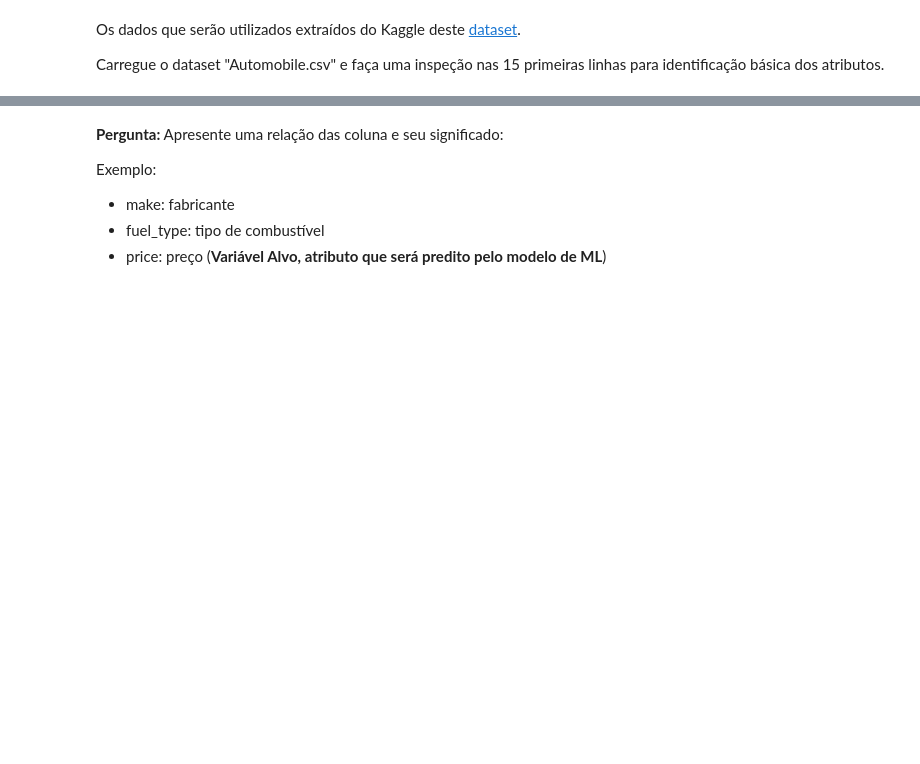
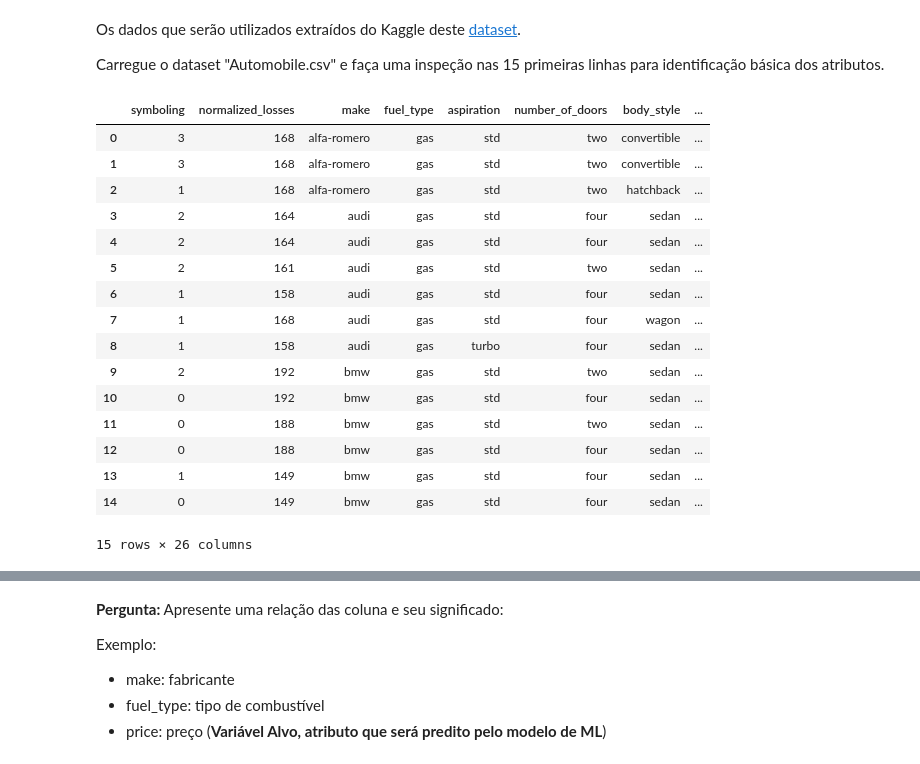
Before and after one commit to freddymtd/jupyter.python.aprendizado-de-maquina-Automobiles, a Jupyter notebook: base-proj.ipynb, the cells around one changed output, grey strips where cells are left out. Drawn from its saved outputs; the diff is of its cells as text; code cells hidden in the pictures; blank space fills up the shorter version.

```diff
--- a/base-proj.ipynb
+++ b/base-proj.ipynb
@@ -56,3 +58,23 @@ import numpy as np
 %matplotlib inline
 # %%
 #Seu Código aqui...
+car_df = pd.read_csv('dataset/Automobile.csv')
+car_df.head(15)
+# %% [output]
+|  | symboling | normalized_losses | make | fuel_type | aspiration | number_of_doors | body_style | ... |
+| 0 | 3 | 168 | alfa-romero | gas | std | two | convertible | ... |
+| 1 | 3 | 168 | alfa-romero | gas | std | two | convertible | ... |
+| 2 | 1 | 168 | alfa-romero | gas | std | two | hatchback | ... |
+| 3 | 2 | 164 | audi | gas | std | four | sedan | ... |
+| 4 | 2 | 164 | audi | gas | std | four | sedan | ... |
+| 5 | 2 | 161 | audi | gas | std | two | sedan | ... |
+| 6 | 1 | 158 | audi | gas | std | four | sedan | ... |
+| 7 | 1 | 168 | audi | gas | std | four | wagon | ... |
+| 8 | 1 | 158 | audi | gas | turbo | four | sedan | ... |
+| 9 | 2 | 192 | bmw | gas | std | two | sedan | ... |
+| 10 | 0 | 192 | bmw | gas | std | four | sedan | ... |
+| 11 | 0 | 188 | bmw | gas | std | two | sedan | ... |
+| 12 | 0 | 188 | bmw | gas | std | four | sedan | ... |
+| 13 | 1 | 149 | bmw | gas | std | four | sedan | ... |
+| 14 | 0 | 149 | bmw | gas | std | four | sedan | ... |
+15 rows × 26 columns
```
Also changed, not shown: parts of 48 cells of this notebook, 1 other file.
